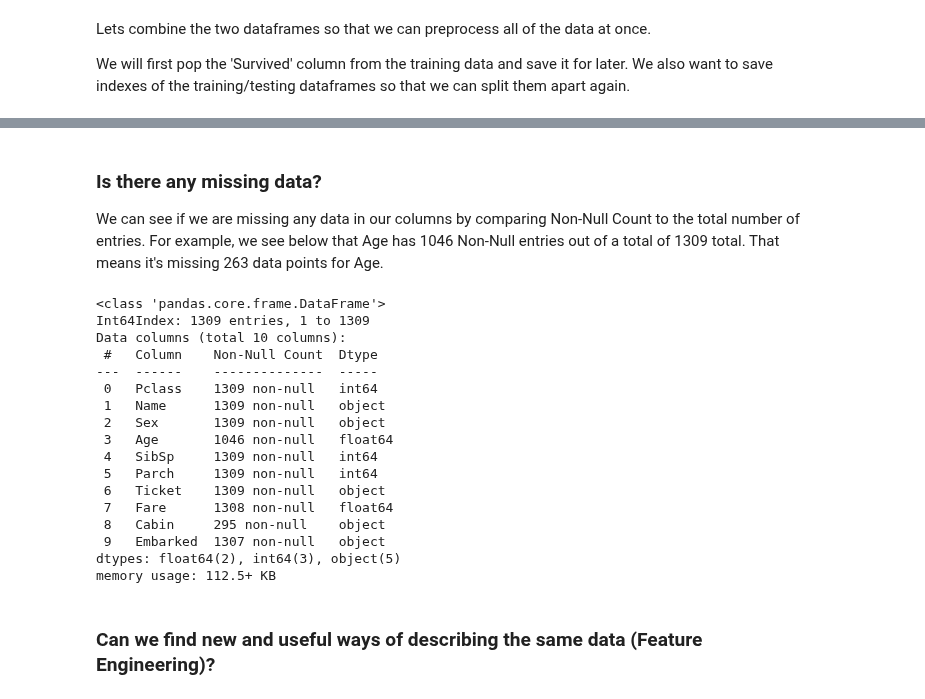
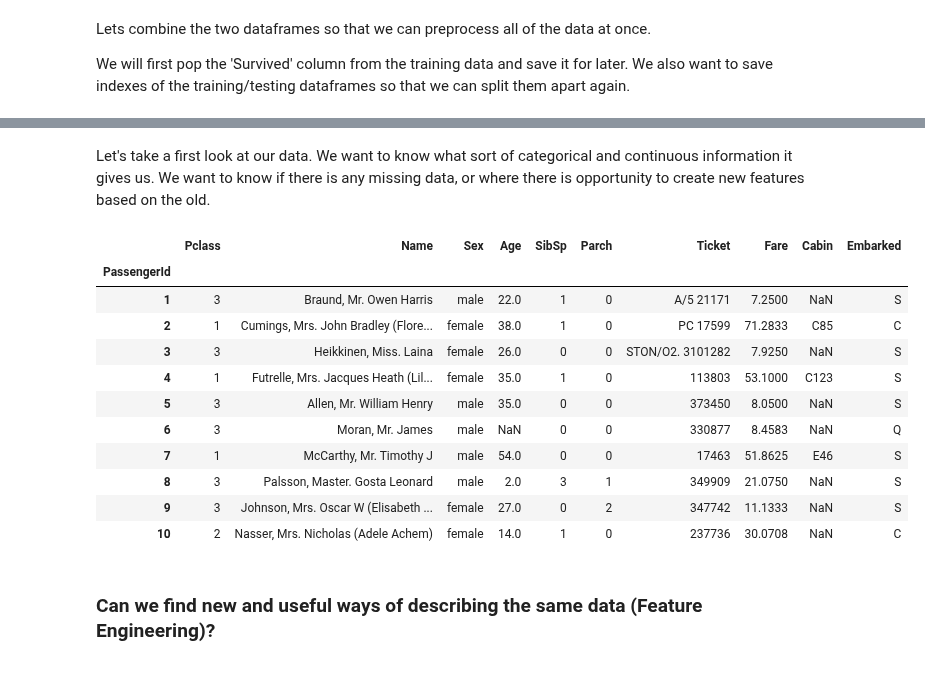
Before and after one commit to wcneill/ml-from-scratch, a Jupyter notebook: kaggle/titanic/titanic_ml.ipynb, the cells around one changed output, grey strips where cells are left out. Cells and saved outputs as stored; diff of their text form; code cells hidden in the pictures.

```diff
--- a/kaggle/titanic/titanic_ml.ipynb
+++ b/kaggle/titanic/titanic_ml.ipynb
@@ -66,26 +55,20 @@ df.head()
-# %% [markdown]
-### Is there any missing data?
-We can see if we are missing any data in our columns by comparing Non-Null Count to the total number of entries. For example, we see below that Age has 1046 Non-Null entries out of a total of 1309 total. That means it's missing 263 data points for Age.
-# %%
-df.info()
-# %% [output]
-<class 'pandas.core.frame.DataFrame'>
-Int64Index: 1309 entries, 1 to 1309
-Data columns (total 10 columns):
- #   Column    Non-Null Count  Dtype
----  ------    --------------  -----
- 0   Pclass    1309 non-null   int64
- 1   Name      1309 non-null   object
- 2   Sex       1309 non-null   object
- 3   Age       1046 non-null   float64
- 4   SibSp     1309 non-null   int64
- 5   Parch     1309 non-null   int64
- 6   Ticket    1309 non-null   object
- 7   Fare      1308 non-null   float64
- 8   Cabin     295 non-null    object
- 9   Embarked  1307 non-null   object
-dtypes: float64(2), int64(3), object(5)
-memory usage: 112.5+ KB
+# %% [markdown]
+Let's take a first look at our data. We want to know what sort of categorical and continuous information it gives us. We want to know if there is any missing data, or where there is opportunity to create new features based on the old.
+# %%
+df.head(10)
+# %% [output]
+|  | Pclass | Name | Sex | Age | SibSp | Parch | Ticket | Fare | Cabin | Embarked |
+| PassengerId |  |  |  |  |  |  |  |  |  |  |
+| 1 | 3 | Braund, Mr. Owen Harris | male | 22.0 | 1 | 0 | A/5 21171 | 7.2500 | NaN | S |
+| 2 | 1 | Cumings, Mrs. John Bradley (Flore... | female | 38.0 | 1 | 0 | PC 17599 | 71.2833 | C85 | C |
+| 3 | 3 | Heikkinen, Miss. Laina | female | 26.0 | 0 | 0 | STON/O2. 3101282 | 7.9250 | NaN | S |
+| 4 | 1 | Futrelle, Mrs. Jacques Heath (Lil... | female | 35.0 | 1 | 0 | 113803 | 53.1000 | C123 | S |
+| 5 | 3 | Allen, Mr. William Henry | male | 35.0 | 0 | 0 | 373450 | 8.0500 | NaN | S |
+| 6 | 3 | Moran, Mr. James | male | NaN | 0 | 0 | 330877 | 8.4583 | NaN | Q |
+| 7 | 1 | McCarthy, Mr. Timothy J | male | 54.0 | 0 | 0 | 17463 | 51.8625 | E46 | S |
+| 8 | 3 | Palsson, Master. Gosta Leonard | male | 2.0 | 3 | 1 | 349909 | 21.0750 | NaN | S |
+| 9 | 3 | Johnson, Mrs. Oscar W (Elisabeth ... | female | 27.0 | 0 | 2 | 347742 | 11.1333 | NaN | S |
+| 10 | 2 | Nasser, Mrs. Nicholas (Adele Achem) | female | 14.0 | 1 | 0 | 237736 | 30.0708 | NaN | C |
 # %% [markdown]
 ### Can we find new and useful ways of describing the same data (Feature Engineering)?
 # %% [markdown]
```
Also changed, not shown: parts of 23 cells of this notebook.
